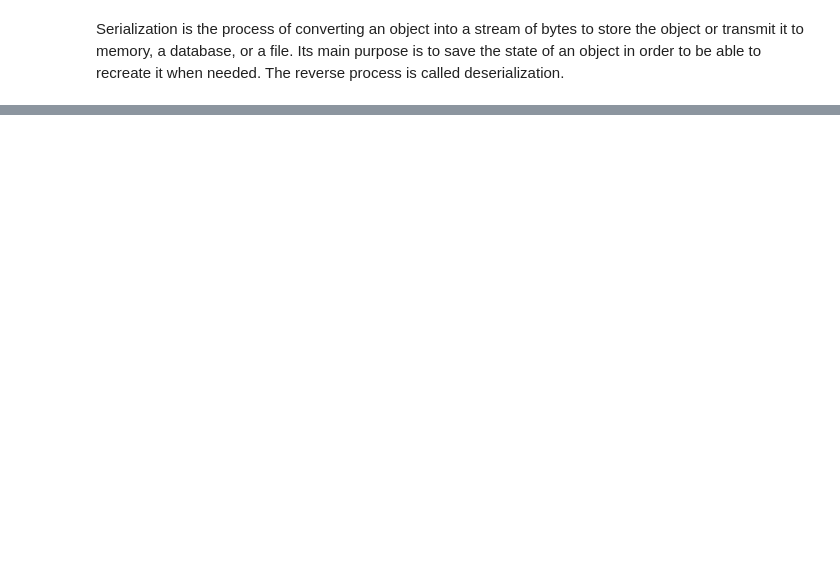
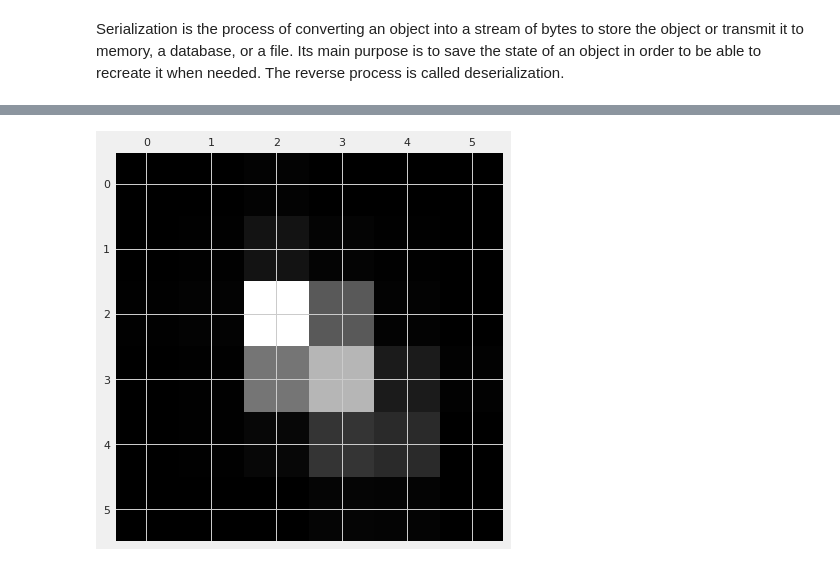
Before and after one commit to yukioandre/grupo-de-estudos-braza, a Jupyter notebook: semana-1/Telegram Data Science - Wine Dataset ML Toy Pipeline.ipynb, the cells around one changed output, grey strips where cells are left out. Cells and saved outputs as stored; diff of their text form; code cells hidden in the pictures; blank space fills up the shorter version.

```diff
--- a/semana-1/Telegram Data Science - Wine Dataset ML Toy Pipeline.ipynb
+++ b/semana-1/Telegram Data Science - Wine Dataset ML Toy Pipeline.ipynb
@@ -263,0 +264,4 @@ array([6.14868175, 5.99274186, 5.35166313, 6.46060324, 6.13689686,
+# %%
+# Pipeline Assembly
+pipe = make_pipeline(imputer, scaler, poly, logistic_regression)
+pipe
@@ -263,0 +275,3 @@ array([6.14868175, 5.99274186, 5.35166313, 6.46060324, 6.13689686,
+# %%
+# Fit
+pipe.fit(X_train, y_train)
@@ -263,0 +285,3 @@ array([6.14868175, 5.99274186, 5.35166313, 6.46060324, 6.13689686,
+# %%
+# Cross-Validated Predictions
+y_train_pred = cross_val_predict(pipe, X_train, y_train, cv=5)
@@ -263,0 +290,4 @@ array([6.14868175, 5.99274186, 5.35166313, 6.46060324, 6.13689686,
+# %%
+# Multiclass Confusion Matrix
+conf_matrix = confusion_matrix(y_train, y_train_pred)
+conf_matrix
@@ -263,0 +302,6 @@ array([6.14868175, 5.99274186, 5.35166313, 6.46060324, 6.13689686,
+# %%
+# Confusion Matrix Viz
+plt.matshow(conf_matrix, cmap=plt.cm.gray)
+plt.show()
+# %% [output]
+[figure, added]
```
Also changed, not shown: parts of 15 cells of this notebook.
